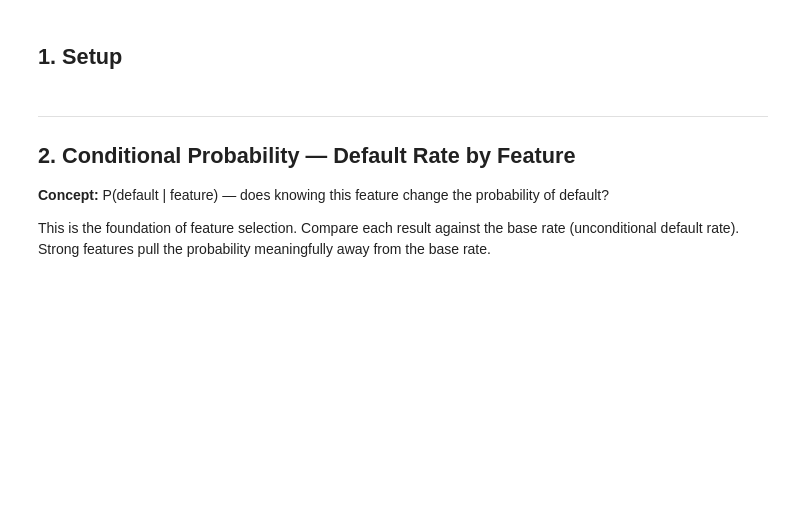
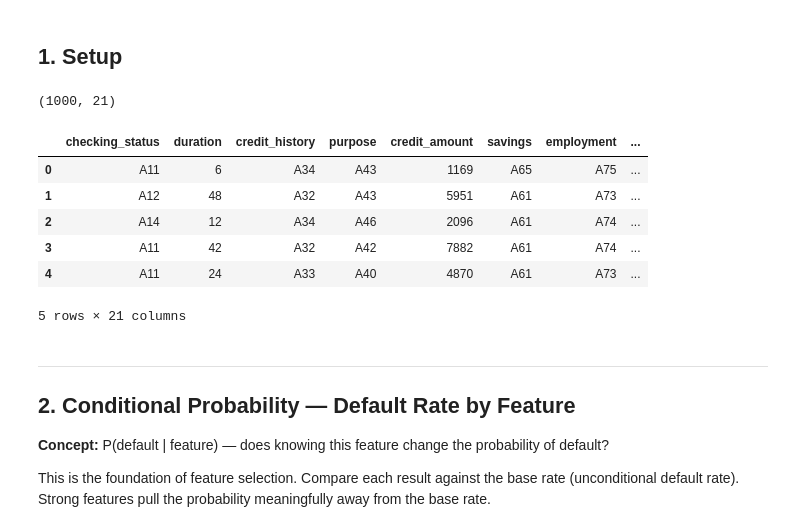
Before and after one commit to smallchuch/CreditRiskLearning, a Jupyter notebook: Exploration/german_credit_eda_snippets.ipynb, the cells around one changed output. Drawn from its saved outputs; the diff is of its cells as text; code cells hidden in the pictures; blank space fills up the shorter version.

```diff
--- a/Exploration/german_credit_eda_snippets.ipynb
+++ b/Exploration/german_credit_eda_snippets.ipynb
@@ -10,19 +10,42 @@ These snippets were pulled together from study sessions covering probability bas
 # %%
 import pandas as pd
 import matplotlib.pyplot as plt
 import seaborn as sns
-
+import os
 # Load the German Credit Dataset
 # If using the UCI version via sklearn:
 # from sklearn.datasets import fetch_openml
 # data = fetch_openml('credit-g', version=1, as_frame=True)
 # df = data.frame
 
+# Build path relative to notebook location
+base_path = os.path.dirname(os.path.abspath('exploration.ipynb'))
+data_path = os.path.join(base_path, 'German Credit Data', 'german.data')
+
+columns = [
+    'checking_status', 'duration', 'credit_history', 'purpose', 'credit_amount',
+    'savings', 'employment', 'installment_rate', 'personal_status', 'other_debtors',
+    'residence_since', 'property', 'age', 'other_installments', 'housing',
+    'existing_credits', 'job', 'dependents', 'telephone', 'foreign_worker', 'target'
+]
+
+
+df = pd.read_csv('../German Credit Data/german.data', sep=' ', header=None, names=columns)
+df.head()
 # Or load from CSV if you have it locally:
 # df = pd.read_csv('german_credit.csv')
 
 print(df.shape)
 df.head()
+# %% [output]
+(1000, 21)
+|  | checking_status | duration | credit_history | purpose | credit_amount | savings | employment | ... |
+| 0 | A11 | 6 | A34 | A43 | 1169 | A65 | A75 | ... |
+| 1 | A12 | 48 | A32 | A43 | 5951 | A61 | A73 | ... |
+| 2 | A14 | 12 | A34 | A46 | 2096 | A61 | A74 | ... |
+| 3 | A11 | 42 | A32 | A42 | 7882 | A61 | A74 | ... |
+| 4 | A11 | 24 | A33 | A40 | 4870 | A61 | A73 | ... |
+5 rows × 21 columns
 # %% [markdown]
 ---
 ## 2. Conditional Probability — Default Rate by Feature
```
Also changed, not shown: parts of 2 cells of this notebook, 1 other file.
